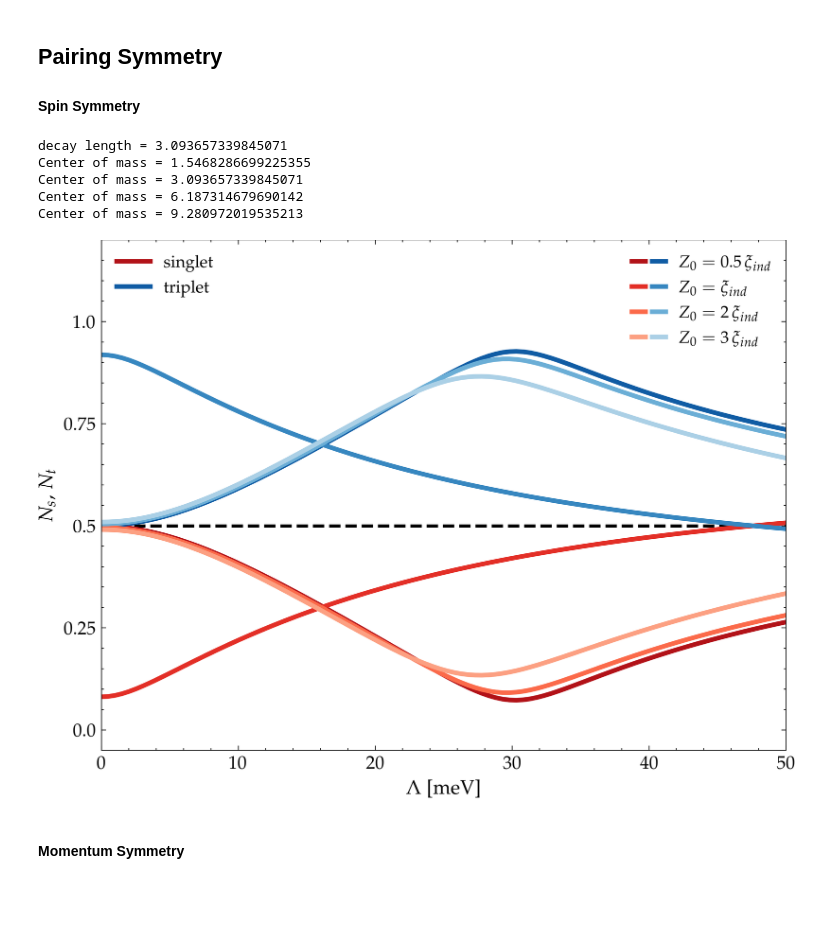
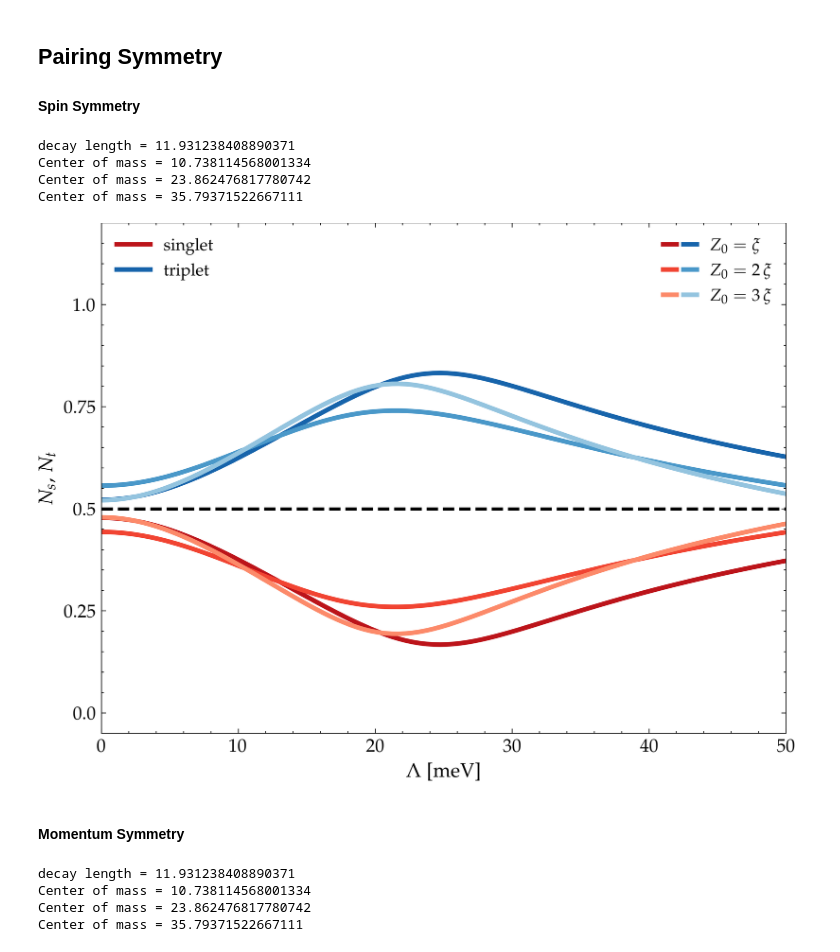
Before and after one commit to danidimic/MTI_SC_Gorkov, a Jupyter notebook: Plots_Paper.ipynb, the cells around one changed output. Cells and saved outputs as stored; diff of their text form; code cells hidden in the pictures; blank space fills up the shorter version.

Commit message:
figs for paper

```diff
--- a/Plots_Paper.ipynb
+++ b/Plots_Paper.ipynb
@@ -256,7 +256,7 @@ ax.legend(fontsize=14);
 #### **Spin Symmetry**
 # %%
 # fitted parameters for bismuth selenide
-par = mp.Bi2Se3_fit
+par = mp.Sb2Te3_fit
 
 # parameters
 d=100.; mu = 0.010; Delta = 0.005; omega = 0.0025; k = 0.005; kx = 0.005; ky = 0.005
@@ -267,8 +267,8 @@ Zeeman = np.linspace(0., 0.050, 100)
 
 
 # get decay length for electron and hole
-lup, l2, g1, g2 = parameters(spin='up', L=L, omega=omega,  **Bi2Se3_fit)
-ldw, l2, g1, g2 = parameters(spin='down', L=L, omega=omega, **Bi2Se3_fit)
+lup, l2, g1, g2 = parameters(spin='up', L=L, omega=omega,  **Sb2Te3_fit)
+ldw, l2, g1, g2 = parameters(spin='down', L=L, omega=omega, **Sb2Te3_fit)
 
 # evaluate pairing decay length
 xi = 1./(lup.real + ldw.real); print('decay length = ' + str(xi))
@@ -277,7 +277,7 @@ xi = 1./(lup.real + ldw.real); print('decay length = ' + str(xi))
 # array for singlet/triplet ratio
 Ns = []; Nt = []
 # center of mass positions
-CM = xi * np.array([0.5, 1, 2, 3])
+CM = xi * np.array([0.9, 2, 3])
 # loop over values of Z0
 for Z0 in CM:
 
@@ -293,14 +293,13 @@ for Z0 in CM:
 Ns = np.array(Ns)
 Nt = np.array(Nt)
 # %% [output]
-decay length = 3.093657339845071
-Center of mass = 1.5468286699225355
-Center of mass = 3.093657339845071
-Center of mass = 6.187314679690142
-Center of mass = 9.280972019535213
+decay length = 11.931238408890371
+Center of mass = 10.738114568001334
+Center of mass = 23.862476817780742
+Center of mass = 35.79371522667111
 # %%
 # colors
-n = 7; cmap_s = plt.get_cmap('Reds_r', n); cmap_t = plt.get_cmap('Blues_r', n)
+n = 6; cmap_s = plt.get_cmap('Reds_r', n); cmap_t = plt.get_cmap('Blues_r', n)
 
 # figure
 fig, ax = plt.subplots(1,1, figsize=(8, 6))
@@ -316,36 +315,79 @@ for idx in range(len(CM)):
     else:
         ax.plot(Zeeman, Ns[idx], c=cmap_s(idx+1), lw=lw)
         ax.plot(Zeeman, Nt[idx], c=cmap_t(idx+1), lw=lw)
 
     # Create a legend entry with both lines
     lines.append((Line2D( [0], [0], color=cmap_s(idx+1), lw=lw ),
                   Line2D( [0], [0], color=cmap_t(idx+1), lw=lw ) ))
 
 
 # set limits
 ax.set_xlim(0., 0.05)
 ax.set_ylim(-0.05, 1.2)
 # set ticks
 ax.set_yticks([0., 0.25, 0.5, 0.75, 1.])
 ax.set_xticks([0., 0.010, 0.020, 0.030, 0.040, 0.050])
 # set ticks labels
 ax.set_xticklabels(['0', '10', '20', '30', '40', '50'], fontsize=12)
 ax.set_yticklabels([0., 0.25, 0.5, 0.75, 1.], fontsize=12)
 
 # set labels
 ax.set_ylabel("$N_{s}$, $N_{t}$", fontsize = 13)
 ax.set_xlabel("$\Lambda$ [meV]", fontsize = 13);
 
 # legend for Center of Mass
-legend_CM = ax.legend(lines, ['$Z_0 = 0.5 \, \\xi_{ind}$', '$Z_0 = \\xi_{ind}$', '$Z_0 = 2 \, \\xi_{ind}$', '$Z_0 = 3 \, \\xi_{ind}$'], fontsize=11, handler_map={tuple: HandlerTuple(ndivide=None)})
+legend_CM = ax.legend(lines, ['$Z_0 = \\xi$', '$Z_0 = 2 \, \\xi$', '$Z_0 = 3 \, \\xi$'], fontsize=11, handler_map={tuple: HandlerTuple(ndivide=None)})
 ax.add_artist(legend_CM)
 
 # legend for even/odd parts
 ax.legend(loc='upper left', fontsize=11);
 
-fig.savefig('Paper/spin_symmetry_Bi2Se3.pdf', bbox_inches='tight', pad_inches=0.1)
-fig.savefig('Paper/spin_symmetry_Bi2Se3.svg', bbox_inches='tight', pad_inches=0.1)
+#fig.savefig('Paper/spin_symmetry_Sb2Te3.pdf', bbox_inches='tight', pad_inches=0.1)
+#fig.savefig('Paper/spin_symmetry_Sb2Te3.svg', bbox_inches='tight', pad_inches=0.1)
 # %% [output]
-[figure, old version]
+[figure, new version]
 # %% [markdown]
 #### **Momentum Symmetry**
+# %%
+# fitted parameters for bismuth selenide
+par = mp.Sb2Te3_fit
+
+# parameters
+d=100.; mu = 0.010; Delta = 0.005; omega = 0.0025; k = 0.005; kx = 0.005; ky = 0.005
+# coupling matrices
+Gamma = np.matrix([[1,0],[0,1],[1,0],[0,1]])
+# Zeeman values
+Zeeman = np.linspace(0., 0.050, 100)
+
+
+# get decay length for electron and hole
+lup, l2, g1, g2 = parameters(spin='up', L=L, omega=omega,  **Sb2Te3_fit)
+ldw, l2, g1, g2 = parameters(spin='down', L=L, omega=omega, **Sb2Te3_fit)
+
+# evaluate pairing decay length
+xi = 1./(lup.real + ldw.real); print('decay length = ' + str(xi))
+
+
+# array for singlet/triplet ratio
+Neven = []; Nodd = []
+# center of mass positions
+CM = xi * np.array([0.9, 2, 3]);
+# loop over values of Z0
+for Z0 in CM:
+
+    print('Center of mass = ' + str(Z0))
+
+    # evaluate singlet/triplet components
+    parity = np.array([Momentum_Symmetry(d=d, Z0=Z0, k=k, kx=kx, ky=ky, L=L, mu=mu, Delta=Delta, omega=omega, Gamma=Gamma, N=19, **par, C=0, D1=0, D2=0) for L in Zeeman])
+    # get singlet part
+    Neven.append( np.divide( parity[:,0], parity[:,0]+parity[:,1] ) )
+    # get triplet part
+    Nodd.append( np.divide( parity[:,1], parity[:,0]+parity[:,1] ) )
+
+Neven = np.array(Neven)
+Nodd = np.array(Nodd)
+# %% [output]
+decay length = 11.931238408890371
+Center of mass = 10.738114568001334
+Center of mass = 23.862476817780742
+Center of mass = 35.79371522667111
```
Also changed, not shown: parts of 4 cells of this notebook, 14 other files.
